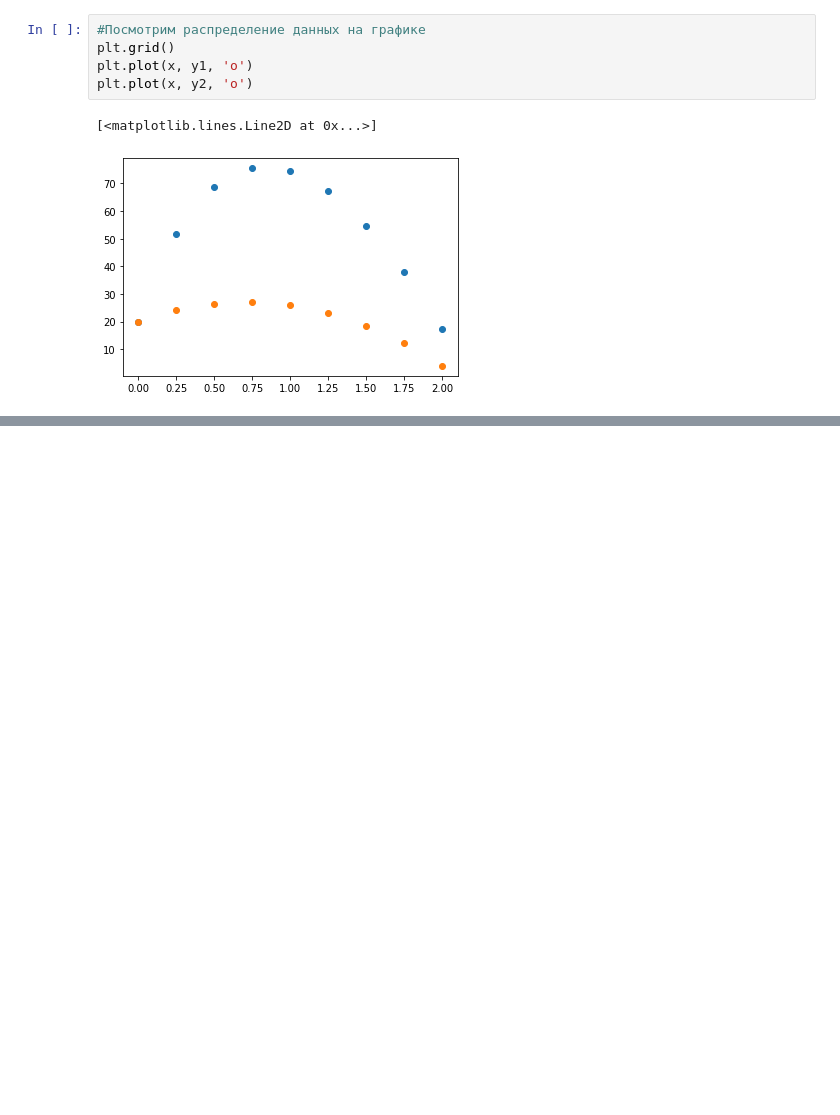
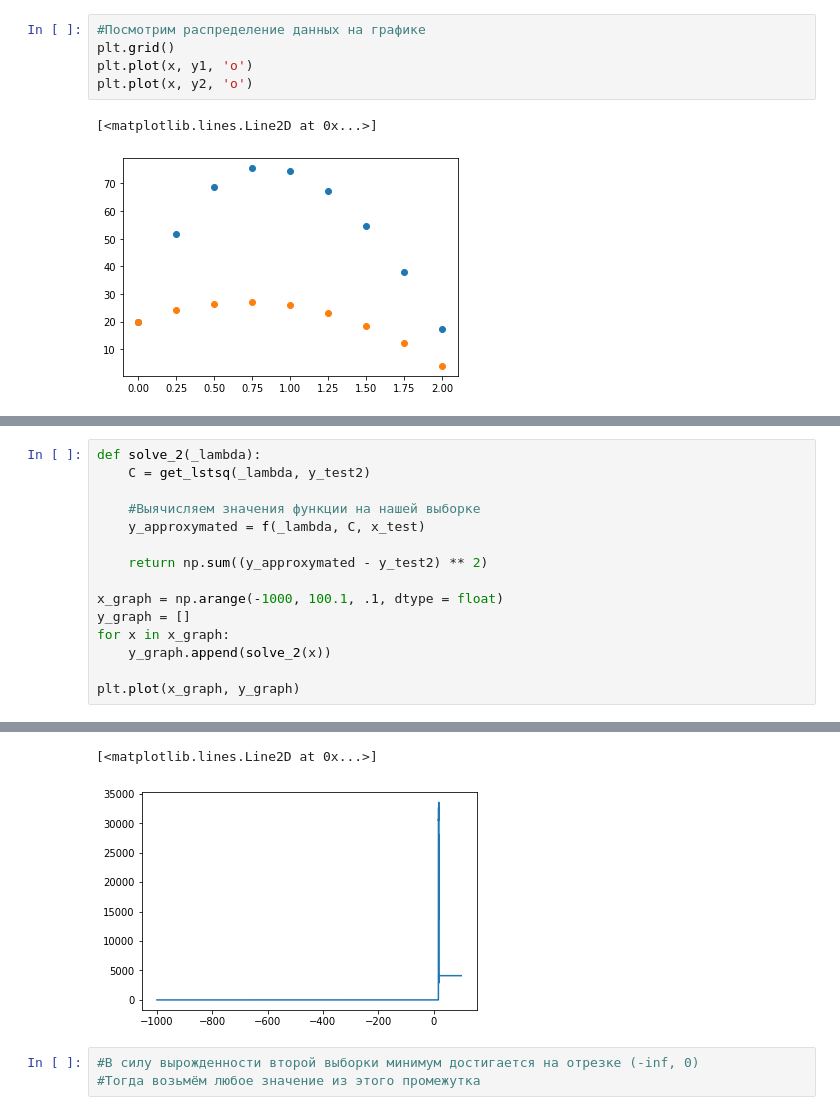
Before and after one commit to Riladavin/SystemOfComputerMathematics, a Jupyter notebook: SCM.ipynb, the cells around one changed output, grey strips where cells are left out. Drawn from its saved outputs; the diff is of its cells as text; blank space fills up the shorter version.

```diff
--- a/SCM.ipynb
+++ b/SCM.ipynb
@@ -81,0 +105,16 @@ To use the future default and silence this warning we advise to pass `rcond=None
+# %%
+def solve_2(_lambda):
+    C = get_lstsq(_lambda, y_test2)
+
+    #Выячисляем значения функции на нашей выборке
+    y_approxymated = f(_lambda, C, x_test)
+
+    return np.sum((y_approxymated - y_test2) ** 2)
+
+x_graph = np.arange(-1000, 100.1, .1, dtype = float)
+y_graph = []
+for x in x_graph:
+    y_graph.append(solve_2(x))
+
+plt.plot(x_graph, y_graph)
+# %% [output]
@@ -81,0 +123,5 @@ To use the future default and silence this warning we advise to pass `rcond=None
+[<matplotlib.lines.Line2D at 0x...>]
+[figure, added]
+# %%
+#В силу вырожденности второй выборки минимум достигается на отрезке (-inf, 0)
+#Тогда возьмём любое значение из этого промежутка
```
Also changed, not shown: parts of 5 cells of this notebook.
